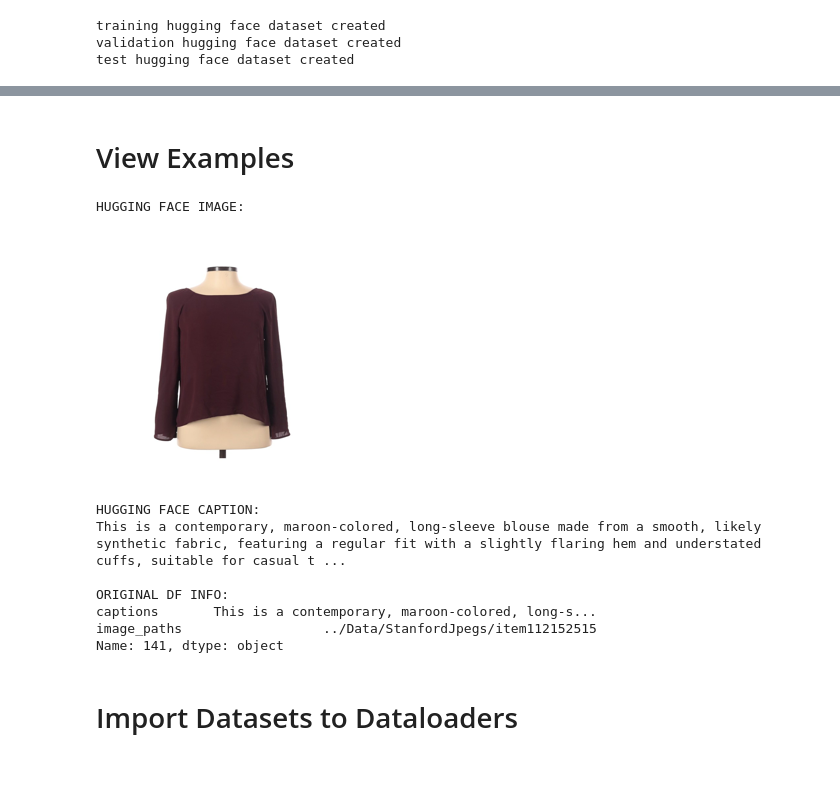
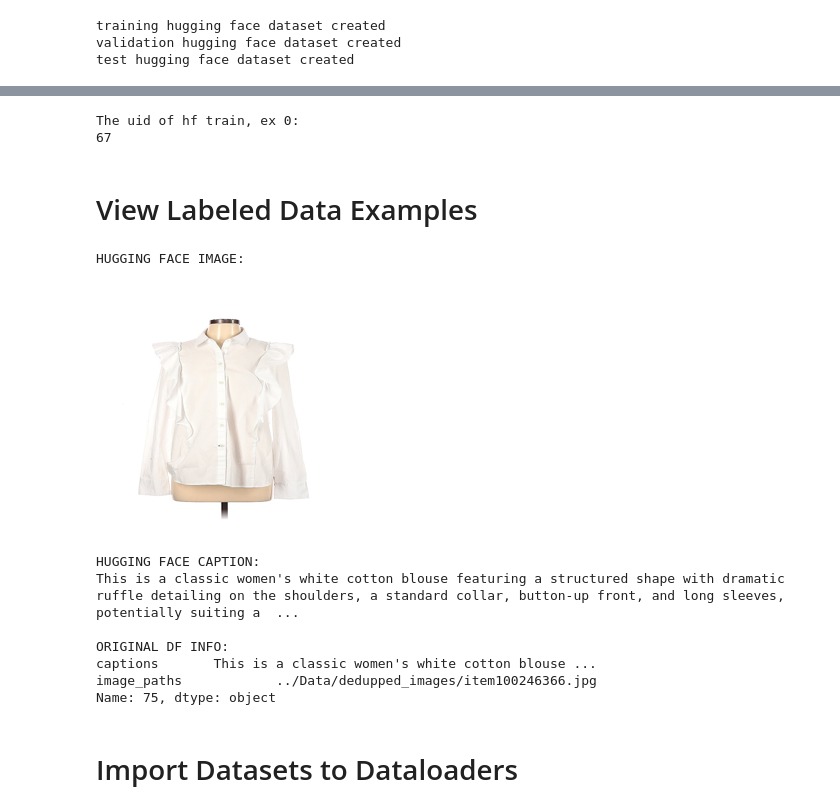
Before and after one commit to Krink22/EcoStyleSearch_NLP, a Jupyter notebook: fashion_image_captioner.ipynb, the cells around one changed output, grey strips where cells are left out. Cells and saved outputs as stored; diff of their text form; code cells hidden in the pictures; blank space fills up the shorter version.

```diff
--- a/fashion_image_captioner.ipynb
+++ b/fashion_image_captioner.ipynb
@@ -224,20 +260,20 @@ Test Size: 4
 def createHuggingfaceDataset(data_df):
     image_paths = list(data_df["image_paths"])
     captions = list(data_df["captions"])
-    dataframe_indices = data_df.index.tolist()
+    dataframe_ids = data_df.index.tolist()
 
     #Create HuggingFace Dataset from python dict containing two lists, image paths and captions
     dataset_hf = hfDataset.from_dict(
                                 {
                                     "image": image_paths,
                                     "text": captions,
-                                    "df_ind": dataframe_indices
+                                    "df_id": dataframe_ids
                                 }
                             )
     dataset_hf = dataset_hf.cast_column("image", Image()) #Cast the image column to image data type so can be linked files can be accessed as images
 
     #Delete variables to free up memory (may not be necessary)
-    del [image_paths, captions, data_df, dataframe_indices]
+    del [image_paths, captions, data_df, dataframe_ids]
     gc.collect() #collect garbage
 
     return dataset_hf
@@ -257,36 +345,55 @@ test hugging face dataset created
+# %%
+# Function to convert from hf_id to uid
+
+def get_uid_from_hf_segment_id(segment, hf_segment_id, uid_df = uid_df_g):
+    df_id = uid_df.loc[(uid_df["segment"] == segment) & (uid_df["hf_segment_id"] == hf_segment_id), "df_id"]
+    assert len(df_id) == 1
+    uid = df_id.values[0]
+    return uid
+
+#Example
+segment_g = "train"
+hf_id_g = 0
+print(f"The uid of hf {segment_g}, ex {hf_id_g}:")
+print(get_uid_from_hf_segment_id(segment_g, hf_id_g))
+# %% [output]
+The uid of hf train, ex 0:
+67
 # %% [markdown]
-# View Examples
+# View Labeled Data Examples
 # %%
 #Select image to view huggingface and original dataframe data
 
-hfset_to_view_g = train_hfset_g
-hf_ind_to_view_g=0 #index of image to look at
-corresponding_dataframe_g = train_df_g
+segment_to_view_g = "train"
+segment_ind_g = 6 #index of image to look at in train/validation/test segment
 
-def displayImage(hf_ind = hf_ind_to_view_g, hfset = hfset_to_view_g, corresponding_dataframe = corresponding_dataframe_g):
-    #hf image
-    image = hfset[hf_ind]["image"].resize((252,252))
-    print("HUGGING FACE IMAGE:")
-    display(image)
+def view_labeled_data_example(segment = segment_to_view_g, hf_id = segment_ind_g):
 
-    #hf caption
-    print(f'HUGGING FACE CAPTION:\n{hfset[hf_ind]["text"]}\n')
+        dfset, hfset = select_df_hf(segment)
+        df_id = get_uid_from_hf_segment_id(segment, hf_id)
 
-    #original dataframe info
-    orig_df_ind = hfset[hf_ind]["df_ind"]
-    print(f'ORIGINAL DF INFO:\n{corresponding_dataframe.loc[orig_df_ind]}')
+        #hf image
+        image = hfset[hf_id]["image"].resize((252,252))
+        print("HUGGING FACE IMAGE:")
+        display(image)
 
-displayImage()
+        #hf caption
+        print(f'HUGGING FACE CAPTION:\n{hfset[hf_id]["text"]}\n')
+
+        #original dataframe info
+        print(f'ORIGINAL DF INFO:\n{dfset.loc[df_id]}')
+
+view_labeled_data_example()
 # %% [output]
 HUGGING FACE IMAGE:
-[figure, old version]
+[figure, new version]
 HUGGING FACE CAPTION:
-This is a contemporary, maroon-colored, long-sleeve blouse made from a smooth, likely synthetic fabric, featuring a regular fit with a slightly flaring hem and understated cuffs, suitable for casual t ...
+This is a classic women's white cotton blouse featuring a structured shape with dramatic ruffle detailing on the shoulders, a standard collar, button-up front, and long sleeves, potentially suiting a  ...
 
 ORIGINAL DF INFO:
-captions       This is a contemporary, maroon-colored, long-s...
-image_paths                  ../Data/StanfordJpegs/item112152515
-Name: 141, dtype: object
+captions       This is a classic women's white cotton blouse ...
+image_paths            ../Data/dedupped_images/item100246366.jpg
+Name: 75, dtype: object
 # %% [markdown]
 # Import Datasets to Dataloaders
 # %%
```
Also changed, not shown: parts of 32 cells of this notebook.
